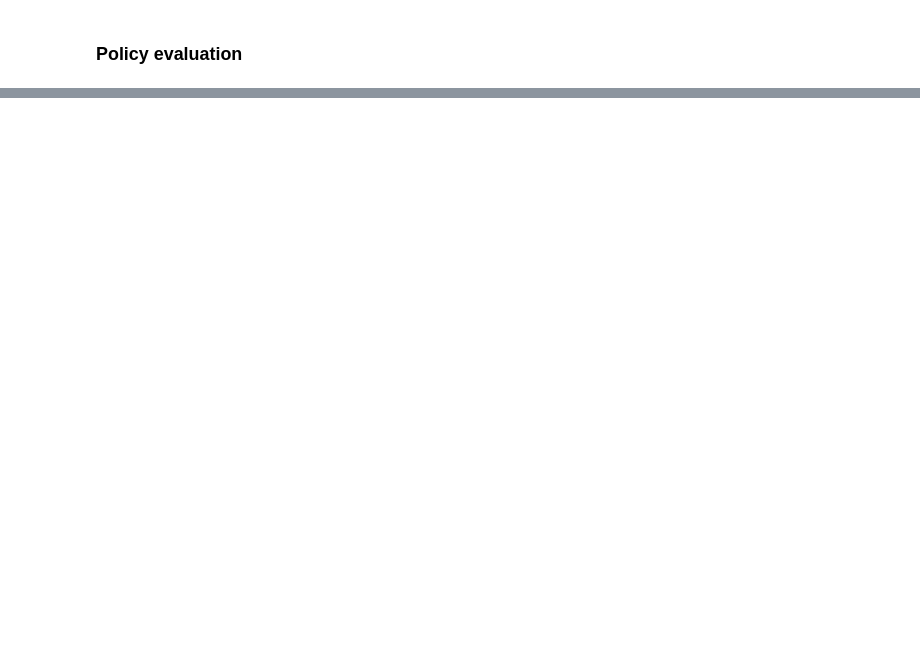
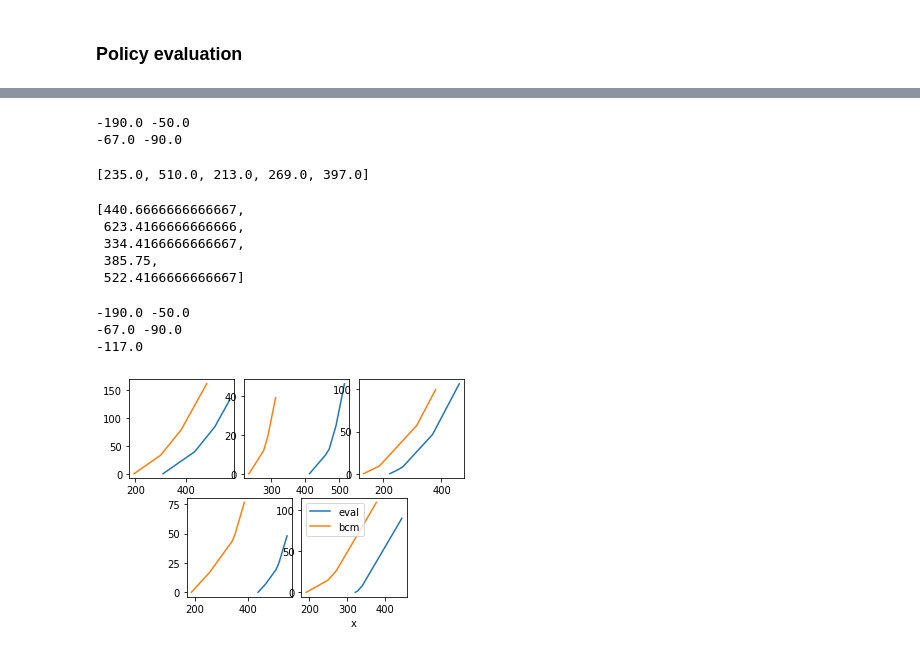
Before and after one commit to songyesog2000/three_stage_stoachstic_programming_w_SSD, a Jupyter notebook: three_stage_multi_item_newsvendor.ipynb, the cells around one changed output, grey strips where cells are left out. Saved outputs shown, nothing was run; the diff lists cells and outputs as text; code cells hidden in the pictures; blank space fills up the shorter version.

```diff
--- a/three_stage_multi_item_newsvendor.ipynb
+++ b/three_stage_multi_item_newsvendor.ipynb
@@ -816,0 +956,7 @@ def evaluation_policy(x_1, x_2, scenario):
+# %%
+opt_ssd_benchmark = ssd_benchmark_from_table( x_1_opt, x_2_opt, scenario)
+x_1,x_2 = three_stage_multi_item_SSD_newsvendor(x_1_0 = x_1_0, z_1_0 =z_1_0, scenario=scenario, \
+                                benchmark = opt_ssd_benchmark , max_itr = 100,\
+                                policy_return =  True)
+eval_rst = evaluation_policy(x_1,x_2,scenario)
+bcm_rst = evaluation_policy(x_1_opt, x_2_opt, scenario)
@@ -816,0 +1004,50 @@ def evaluation_policy(x_1, x_2, scenario):
+# %%
+z_1 = -u_eval['stage_1']['cost']
+z_2 = u_eval['stage_2'][0]['revenue']-u_eval['stage_2'][0]['cost']
+z_3 = [ u_eval['stage_3'][0][i]['revenue']+z_1+z_1-y_1-y_2 for i in range(L_scenario)]
+z_3
+# %% [output]
+-190.0 -50.0
+-67.0 -90.0
+[235.0, 510.0, 213.0, 269.0, 397.0]
+# %%
+y_1 = opt_ssd_benchmark['stage_1']['r'][0]
+y_2 = opt_ssd_benchmark['stage_2']['r'][0]
+y_3 = opt_ssd_benchmark['stage_3']['r'][0]
+y_3
+# %% [output]
+[440.6666666666667,
+ 623.4166666666666,
+ 334.4166666666667,
+ 385.75,
+ 522.4166666666667]
+# %%
+sigma = z_1+z_2-y_1-y_2
+print(z_1,y_1)
+print(z_2,y_2)
+print(sigma)
+# %% [output]
+-190.0 -50.0
+-67.0 -90.0
+-117.0
+# %%
+import matplotlib.pyplot as plt
+ax1 = plt.subplot2grid(shape=(2,6), loc=(0,0), colspan=2)
+ax2 = plt.subplot2grid((2,6), (0,2), colspan=2)
+ax3 = plt.subplot2grid((2,6), (0,4), colspan=2)
+ax4 = plt.subplot2grid((2,6), (1,1), colspan=2)
+ax5 = plt.subplot2grid((2,6), (1,3), colspan=2)
+axs = [ax1,ax2,ax3,ax4,ax5]
+w_eval = F2_policy_stage_3(x_1,x_2,scenario)
+w_bcm = F2_policy_stage_3(x_1_opt, x_2_opt, scenario)
+plt.xlabel('x')
+for i in range(scenario['S_scenario']):
+    sort_keys = sorted(w_eval[i].keys())
+    sort_keys_bcm = sorted(w_bcm[i].keys())
+    axs[i].plot(sort_keys,[w_eval[i][_] for _ in sort_keys], label='eval')
+    axs[i].plot(sort_keys_bcm,[w_bcm[i][_] for _ in sort_keys_bcm], label='bcm')
+
+plt.legend()
+plt.show()
+# %% [output]
+[figure, added]
```
Also changed, not shown: parts of 29 cells of this notebook, 1 other file.
